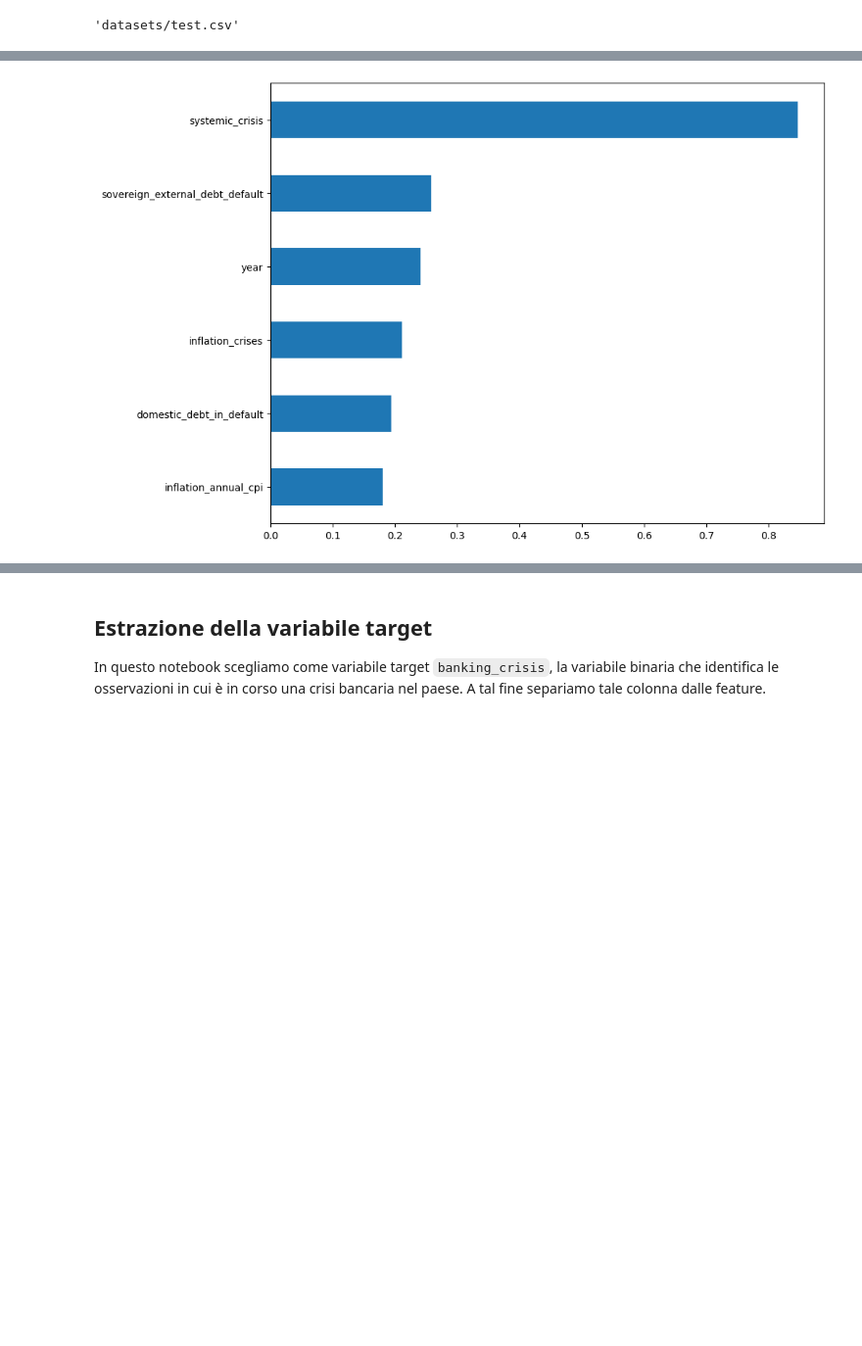
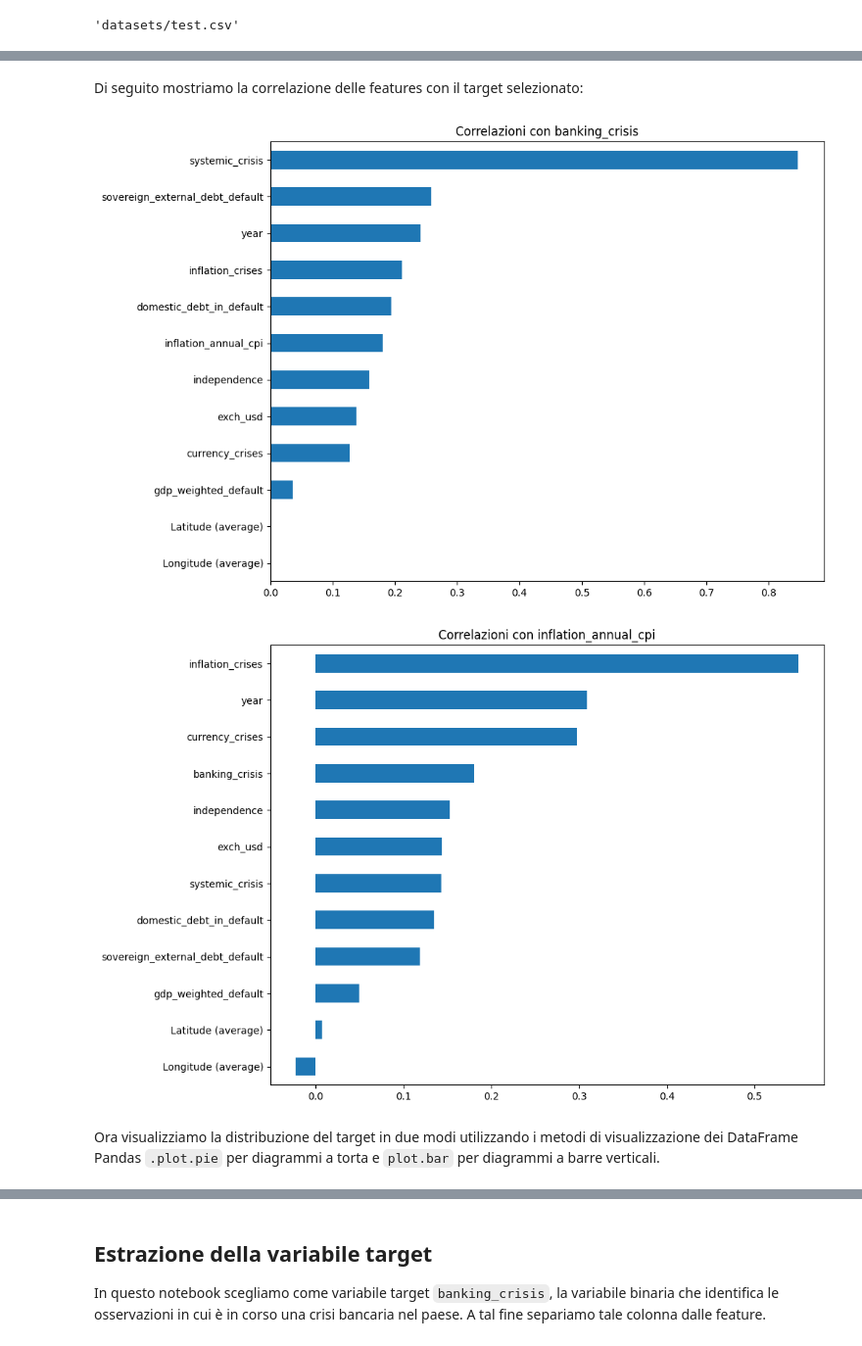
Before and after one commit to DLBD-Department/Python-Data-Science, a Jupyter notebook: Day3-MachineLearning/E2E-ML.ipynb, the cells around one changed output, grey strips where cells are left out. Shown at 98% size. Cells and saved outputs as stored; diff of their text form; code cells hidden in the pictures; blank space fills up the shorter version.

```diff
--- a/Day3-MachineLearning/E2E-ML.ipynb
+++ b/Day3-MachineLearning/E2E-ML.ipynb
@@ -44,14 +48,21 @@ sns.pairplot(train_df)
-# %%
-(
-    train_df.drop(TARGET, axis=1)
-    .corrwith(
-        train_df[TARGET],
-        method='spearman'
-    )
-    .sort_values()
-    .plot
-    .barh(figsize=[10, 8])
-);
-# %% [output]
-[figure, removed]
+# %% [markdown]
+Di seguito mostriamo la correlazione delle features con il target selezionato:
+# %%
+for target in targets:
+    plt.figure()
+    (  # Consideriamo il train set, TARGET escluso
+        train_df.drop(target, axis=1)
+        # Calcoliamo la correlazione di ciascuna feature con la colonna target
+        .corrwith(train_df[target], method="spearman")
+        # Ordiniamo le feature per correlazione decrescente
+        .sort_values()
+        # mostriamo un grafico a barre orizzontali di questi valori
+        .plot.barh(figsize=[10, 8])
+    )
+    plt.title(f"Correlazioni con {target}")
+# %% [output]
+[figure, added]
+[figure, added]
+# %% [markdown]
+Ora visualizziamo la distribuzione del target in due modi utilizzando i metodi di visualizzazione dei DataFrame Pandas `.plot.pie` per diagrammi a torta e `plot.bar` per diagrammi a barre verticali.
 # %%
```
Also changed, not shown: parts of 84 cells of this notebook, 5 other files.
